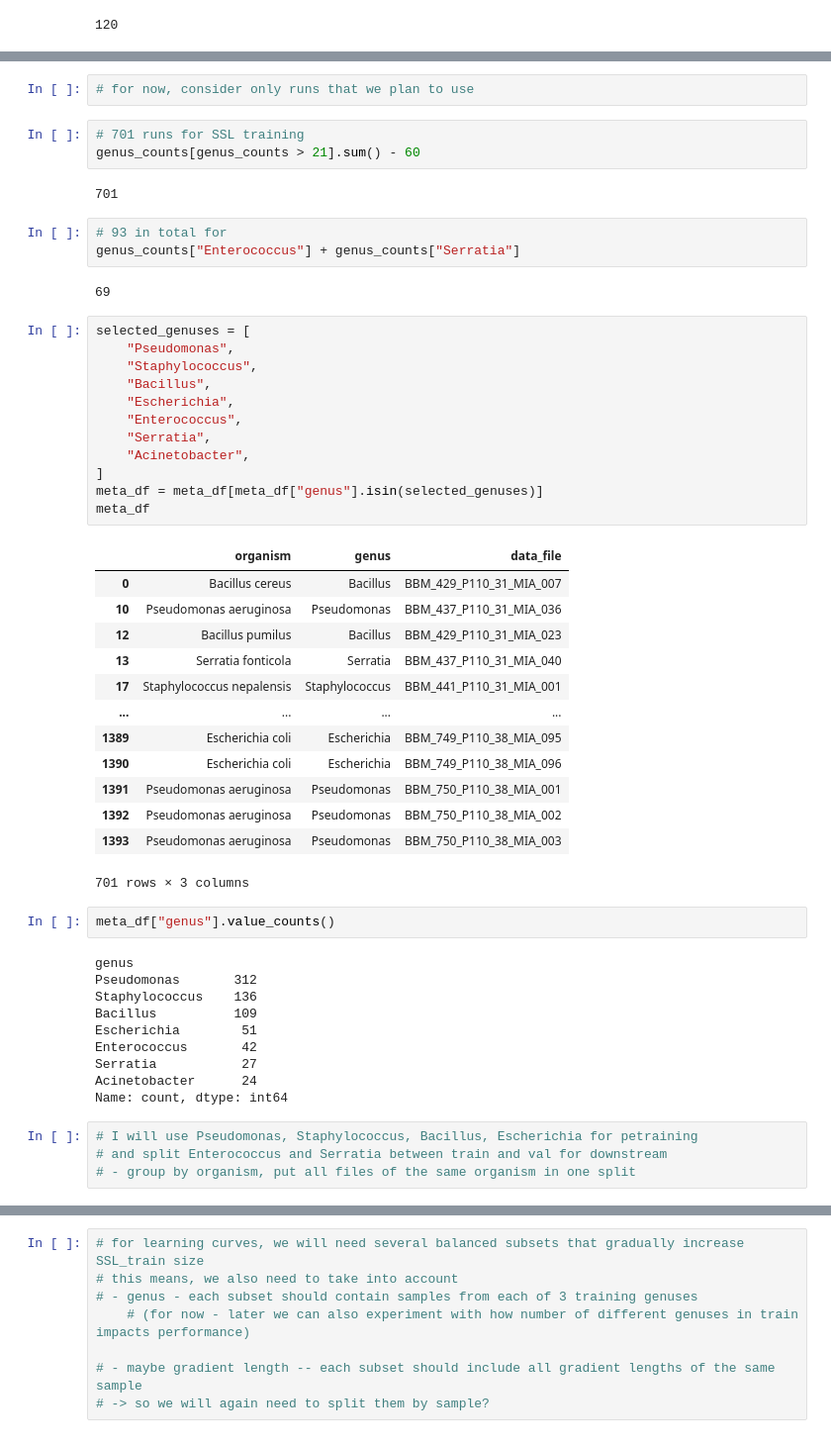
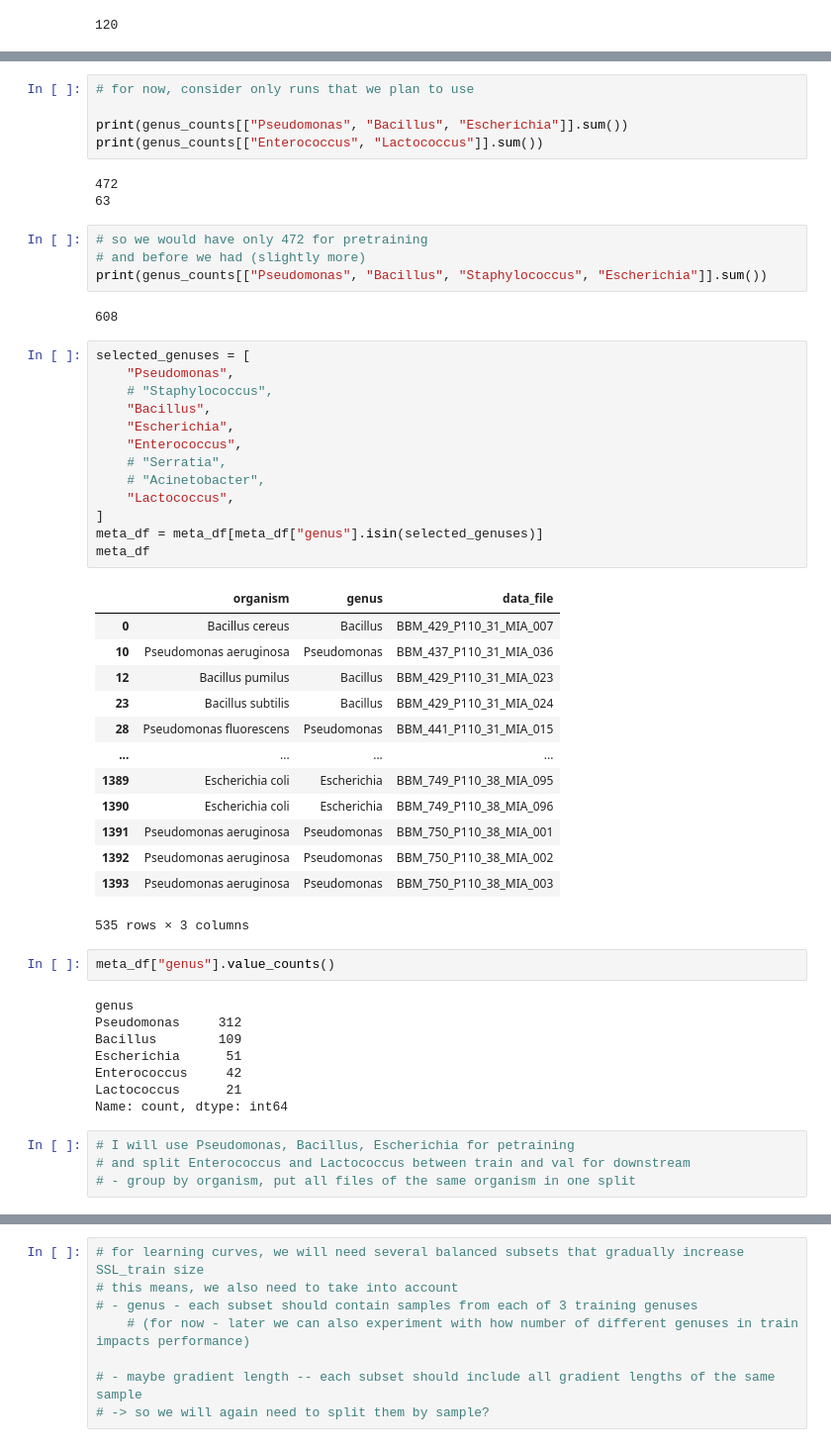
Before and after one commit to PominovaMS/lcms-foundation-model, a Jupyter notebook: notebooks/abele_EDA_train_split.ipynb, the cells around one changed output, grey strips where cells are left out. Shown at 99% size. Cells and saved outputs as stored; diff of their text form.

```diff
--- a/notebooks/abele_EDA_train_split.ipynb
+++ b/notebooks/abele_EDA_train_split.ipynb
@@ -187,56 +192,57 @@ genus_counts.size
 # and others could be just ignored for now and later added to SSL?
 # %%
 # for now, consider only runs that we plan to use
+
+print(genus_counts[["Pseudomonas", "Bacillus", "Escherichia"]].sum())
+print(genus_counts[["Enterococcus", "Lactococcus"]].sum())
+# %% [output]
+472
+63
-# %%
-# 701 runs for SSL training
-genus_counts[genus_counts > 21].sum() - 60
-# %% [output]
-701
-# %%
-# 93 in total for
-genus_counts["Enterococcus"] + genus_counts["Serratia"]
-# %% [output]
-69
+# %%
+# so we would have only 472 for pretraining
+# and before we had (slightly more)
+print(genus_counts[["Pseudomonas", "Bacillus", "Staphylococcus", "Escherichia"]].sum())
+# %% [output]
+608
 # %%
 selected_genuses = [
     "Pseudomonas",
-    "Staphylococcus",
+    # "Staphylococcus",
     "Bacillus",
     "Escherichia",
     "Enterococcus",
-    "Serratia",
-    "Acinetobacter",
+    # "Serratia",
+    # "Acinetobacter",
+    "Lactococcus",
 ]
 meta_df = meta_df[meta_df["genus"].isin(selected_genuses)]
 meta_df
 # %% [output]
 |  | organism | genus | data_file |
 | 0 | Bacillus cereus | Bacillus | BBM_429_P110_31_MIA_007 |
 | 10 | Pseudomonas aeruginosa | Pseudomonas | BBM_437_P110_31_MIA_036 |
 | 12 | Bacillus pumilus | Bacillus | BBM_429_P110_31_MIA_023 |
-| 13 | Serratia fonticola | Serratia | BBM_437_P110_31_MIA_040 |
-| 17 | Staphylococcus nepalensis | Staphylococcus | BBM_441_P110_31_MIA_001 |
+| 23 | Bacillus subtilis | Bacillus | BBM_429_P110_31_MIA_024 |
+| 28 | Pseudomonas fluorescens | Pseudomonas | BBM_441_P110_31_MIA_015 |
 | ... | ... | ... | ... |
 | 1389 | Escherichia coli | Escherichia | BBM_749_P110_38_MIA_095 |
 | 1390 | Escherichia coli | Escherichia | BBM_749_P110_38_MIA_096 |
 | 1391 | Pseudomonas aeruginosa | Pseudomonas | BBM_750_P110_38_MIA_001 |
 | 1392 | Pseudomonas aeruginosa | Pseudomonas | BBM_750_P110_38_MIA_002 |
 | 1393 | Pseudomonas aeruginosa | Pseudomonas | BBM_750_P110_38_MIA_003 |
-701 rows × 3 columns
+535 rows × 3 columns
 # %%
 meta_df["genus"].value_counts()
 # %% [output]
 genus
-Pseudomonas       312
-Staphylococcus    136
-Bacillus          109
-Escherichia        51
-Enterococcus       42
-Serratia           27
-Acinetobacter      24
+Pseudomonas     312
+Bacillus        109
+Escherichia      51
+Enterococcus     42
+Lactococcus      21
 Name: count, dtype: int64
 # %%
-# I will use Pseudomonas, Staphylococcus, Bacillus, Escherichia for petraining
-# and split Enterococcus and Serratia between train and val for downstream
+# I will use Pseudomonas, Bacillus, Escherichia for petraining
+# and split Enterococcus and Lactococcus between train and val for downstream
 # - group by organism, put all files of the same organism in one split
 # %%
```
Also changed, not shown: parts of 15 cells of this notebook, 1 other file.
